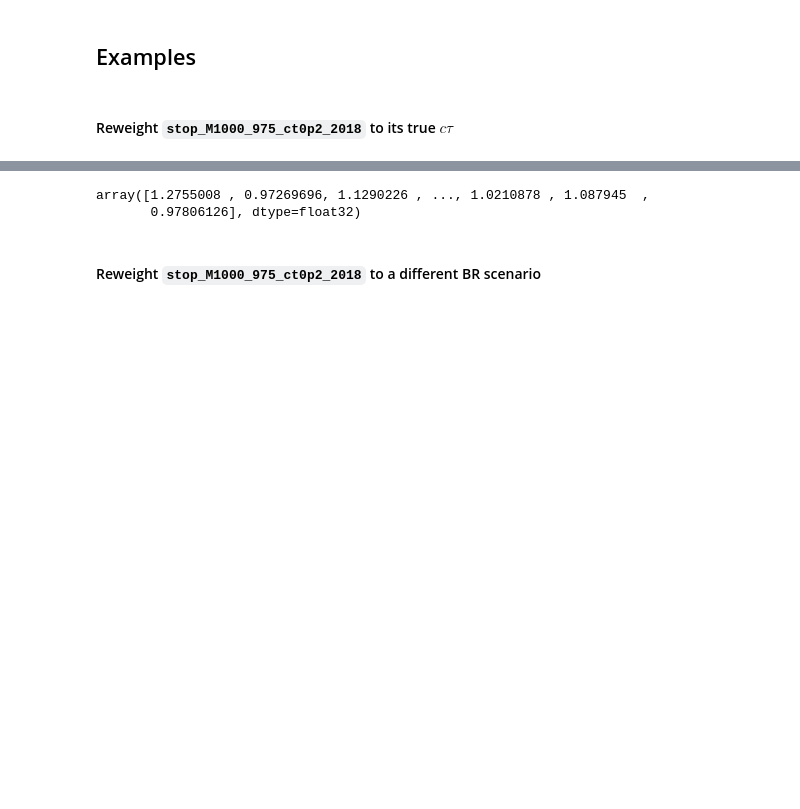
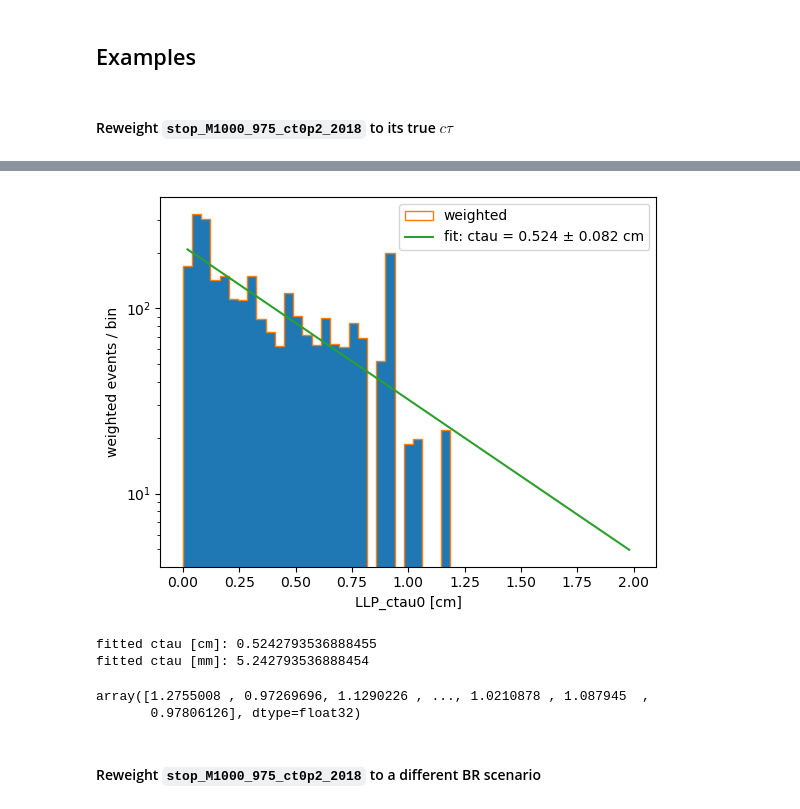
Before and after one commit to HephyAnalysisSW/SoftDisplacedVertices, a Jupyter notebook: Plotter/limitcalc/AN-25-092_pkltest.ipynb, the cells around one changed output, grey strips where cells are left out. Saved outputs shown, nothing was run; the diff lists cells and outputs as text; code cells hidden in the pictures; blank space fills up the shorter version.

```diff
--- a/Plotter/limitcalc/AN-25-092_pkltest.ipynb
+++ b/Plotter/limitcalc/AN-25-092_pkltest.ipynb
@@ -39,3 +82,55 @@ plt.show()
+# %%
+import matplotlib.pyplot as plt
+plt.hist(d[plane]['LLP_ctau0']*10, weights=w, bins=np.linspace(0, 2, 50))
+
+from scipy.optimize import curve_fit
+
+x = d[plane]["LLP_ctau0"] * 10
+bins = np.linspace(0, 2, 50)
+
+counts, edges = np.histogram(x, bins=bins, weights=w)
+centres = 0.5 * (edges[:-1] + edges[1:])
+widths = np.diff(edges)
+
+mask = counts > 0
+
+def expo(x, norm, ctau):
+    return norm * np.exp(-x / ctau)
+
+popt, pcov = curve_fit(
+    expo,
+    centres[mask],
+    counts[mask],
+    p0=(counts.max(), 0.2),
+    sigma=np.sqrt(counts[mask]),
+    absolute_sigma=False,
+    maxfev=10000,
+)
+
+norm_fit, ctau_fit = popt
+ctau_err = np.sqrt(pcov[1, 1])
+
+plt.hist(x, weights=w, bins=bins, histtype="step", label="weighted")
+plt.plot(
+    centres,
+    expo(centres, norm_fit, ctau_fit),
+    label=f"fit: ctau = {ctau_fit:.3f} ± {ctau_err:.3f} cm",
+)
+plt.yscale("log")
+plt.xlabel("LLP_ctau0 [cm]")
+plt.ylabel("weighted events / bin")
+plt.legend()
+plt.show()
+
+print("fitted ctau [cm]:", ctau_fit)
+print("fitted ctau [mm]:", ctau_fit * 10)
+
+# plt.yscale('log')
+# plt.show()
+# %% [output]
+[figure, added]
+fitted ctau [cm]: 0.5242793536888455
+fitted ctau [mm]: 5.242793536888454
 # %%
 w
 # %% [output]
```
Also changed, not shown: parts of 3 cells of this notebook, 9 other files.
